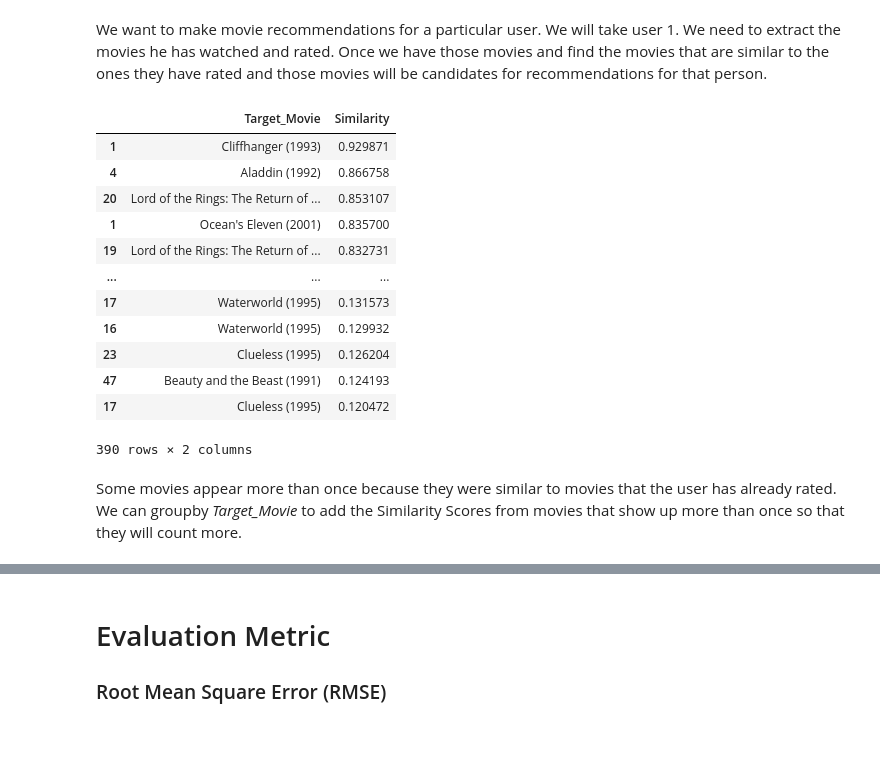
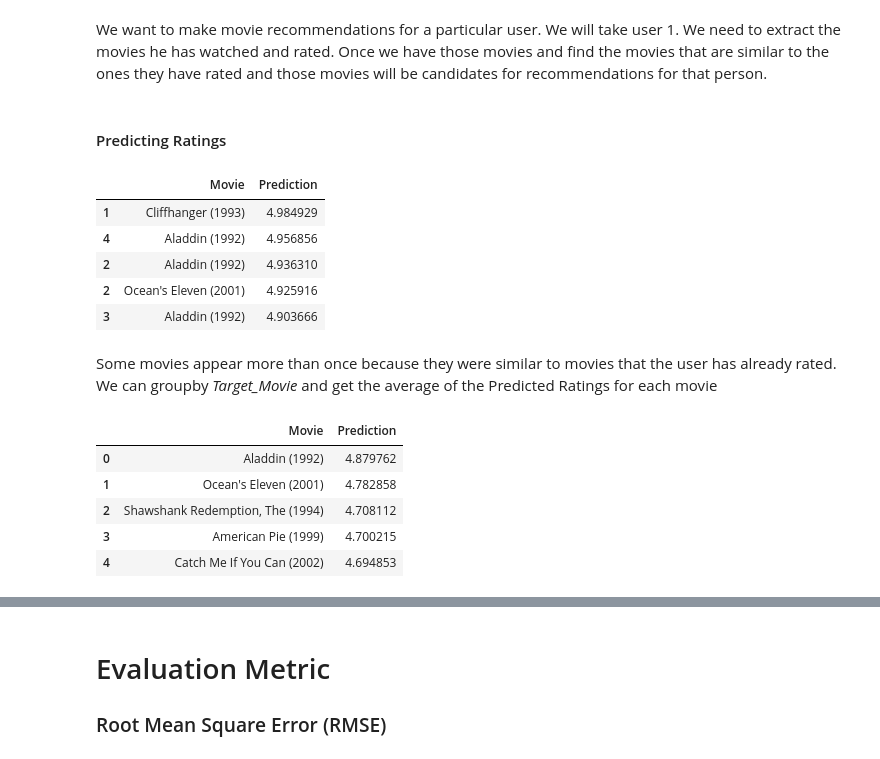
Before and after one commit to zhikaichen99/RecommenderSystems, a Jupyter notebook: collaborative-filtering.ipynb, the cells around one changed output, grey strips where cells are left out. Saved outputs shown, nothing was run; the diff lists cells and outputs as text; code cells hidden in the pictures.

```diff
--- a/collaborative-filtering.ipynb
+++ b/collaborative-filtering.ipynb
@@ -383,11 +391,12 @@ items_similarity_matrix.head()
 # %% [markdown]
 We want to make movie recommendations for a particular user. We will take user 1. We need to extract the movies he has watched and rated. Once we have those movies and find the movies that are similar to the ones they have rated and those movies will be candidates for recommendations for that person.
+# %% [markdown]
+#### Predicting Ratings
 # %%
 # Pick a user ID
 user = 1
 
-# get k most similar movies for each movie that target user has watched
-k = 5
+k = 5 # get k most similar unwatched movies for each movie that target user has watched
 n = 3 # number of recommendations to output
 
 # Get all the movies that target user has watched
@@ -396,44 +405,45 @@ target_watched = itemRatings_centered[user].dropna()
 # Get all the movies that target user has not watched
 target_not_watched = itemRatings_centered[itemRatings_centered[user].isna()][user]
 
-results = pd.DataFrame(columns = ['Target_Movie', 'Similarity'])
+results = pd.DataFrame(columns = ['Movie', 'Prediction'])
 
 for t in target_not_watched.index:
 
     rating_sum = 0
     similarity_sum = 0
-    target_movie_list = []
-    similarity_score_list = []
+    recommended_movie_list = []
+    predicted_rating_list = []
 
     for j in target_watched.index:
-        rating = itemRatings_centered[user][j]
+        rating = itemRatings[user][j]
         similarity = items_similarity_matrix[j][t]
         if pd.isna(rating) == False:
             rating_sum = rating_sum + rating*similarity
             similarity_sum = similarity_sum + abs(similarity)
-            similarity_score = rating_sum/similarity_sum
-            target_movie_list.append(t)
-            similarity_score_list.append(similarity_score)
-        similar_movies_df = pd.DataFrame(list(zip(target_movie_list,
-                                                 similarity_score_list)),
-                                        columns = ['Target_Movie', 'Similarity']).sort_values('Similarity', ascending = False).head(5)
-    results = results.append(similar_movies_df)
-    #results = results.groupby('Target_Movie').sum()
+            predicted_rating = rating_sum/similarity_sum
+            recommended_movie_list.append(t)
+            predicted_rating_list.append(predicted_rating)
+        predicted_movies_df = pd.DataFrame(list(zip(recommended_movie_list,
+                                                 predicted_rating_list)),
+                                        columns = ['Movie', 'Prediction']).sort_values('Prediction', ascending = False).head(k)
+    results = results.append(predicted_movies_df)
+results.sort_values('Prediction', ascending = False).head()
+# %% [output]
+|  | Movie | Prediction |
+| 1 | Cliffhanger (1993) | 4.984929 |
+| 4 | Aladdin (1992) | 4.956856 |
+| 2 | Aladdin (1992) | 4.936310 |
+| 2 | Ocean's Eleven (2001) | 4.925916 |
+| 3 | Aladdin (1992) | 4.903666 |
+# %% [markdown]
+Some movies appear more than once because they were similar to movies that the user has already rated. We can groupby *Target_Movie* and get the average of the Predicted Ratings for each movie
 # %%
-results.sort_values('Similarity', ascending = False)
+results = results.groupby('Movie').mean().sort_values('Prediction', ascending = False).reset_index()
+results.head()
 # %% [output]
-|  | Target_Movie | Similarity |
-| 1 | Cliffhanger (1993) | 0.929871 |
-| 4 | Aladdin (1992) | 0.866758 |
-| 20 | Lord of the Rings: The Return of ... | 0.853107 |
-| 1 | Ocean's Eleven (2001) | 0.835700 |
-| 19 | Lord of the Rings: The Return of ... | 0.832731 |
-| ... | ... | ... |
-| 17 | Waterworld (1995) | 0.131573 |
-| 16 | Waterworld (1995) | 0.129932 |
-| 23 | Clueless (1995) | 0.126204 |
-| 47 | Beauty and the Beast (1991) | 0.124193 |
-| 17 | Clueless (1995) | 0.120472 |
+|  | Movie | Prediction |
+| 0 | Aladdin (1992) | 4.879762 |
+| 1 | Ocean's Eleven (2001) | 4.782858 |
+| 2 | Shawshank Redemption, The (1994) | 4.708112 |
+| 3 | American Pie (1999) | 4.700215 |
+| 4 | Catch Me If You Can (2002) | 4.694853 |
-390 rows × 2 columns
-# %% [markdown]
-Some movies appear more than once because they were similar to movies that the user has already rated. We can groupby *Target_Movie* to add the Similarity Scores from movies that show up more than once so that they will count more.
```
Also changed, not shown: parts of 21 cells of this notebook.
